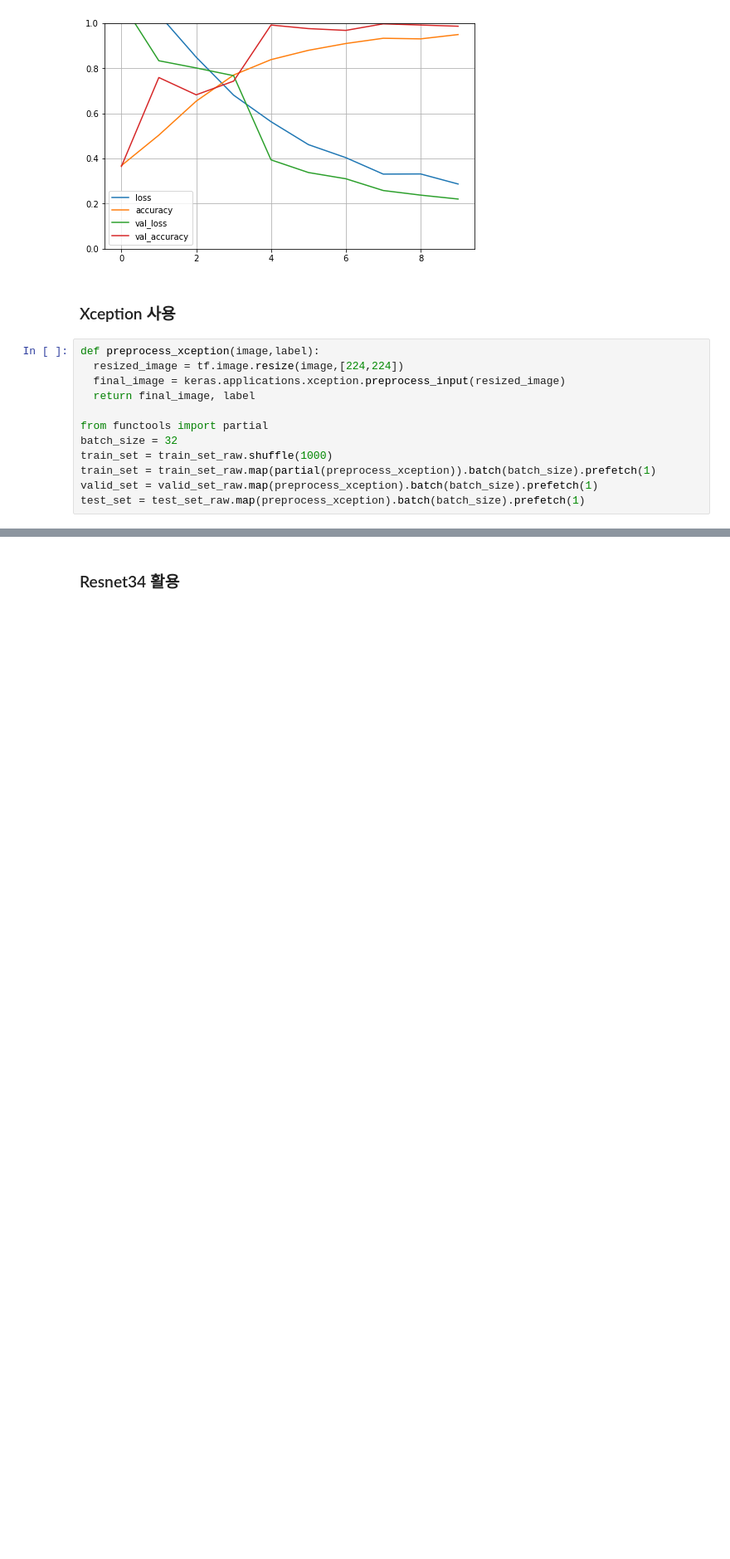
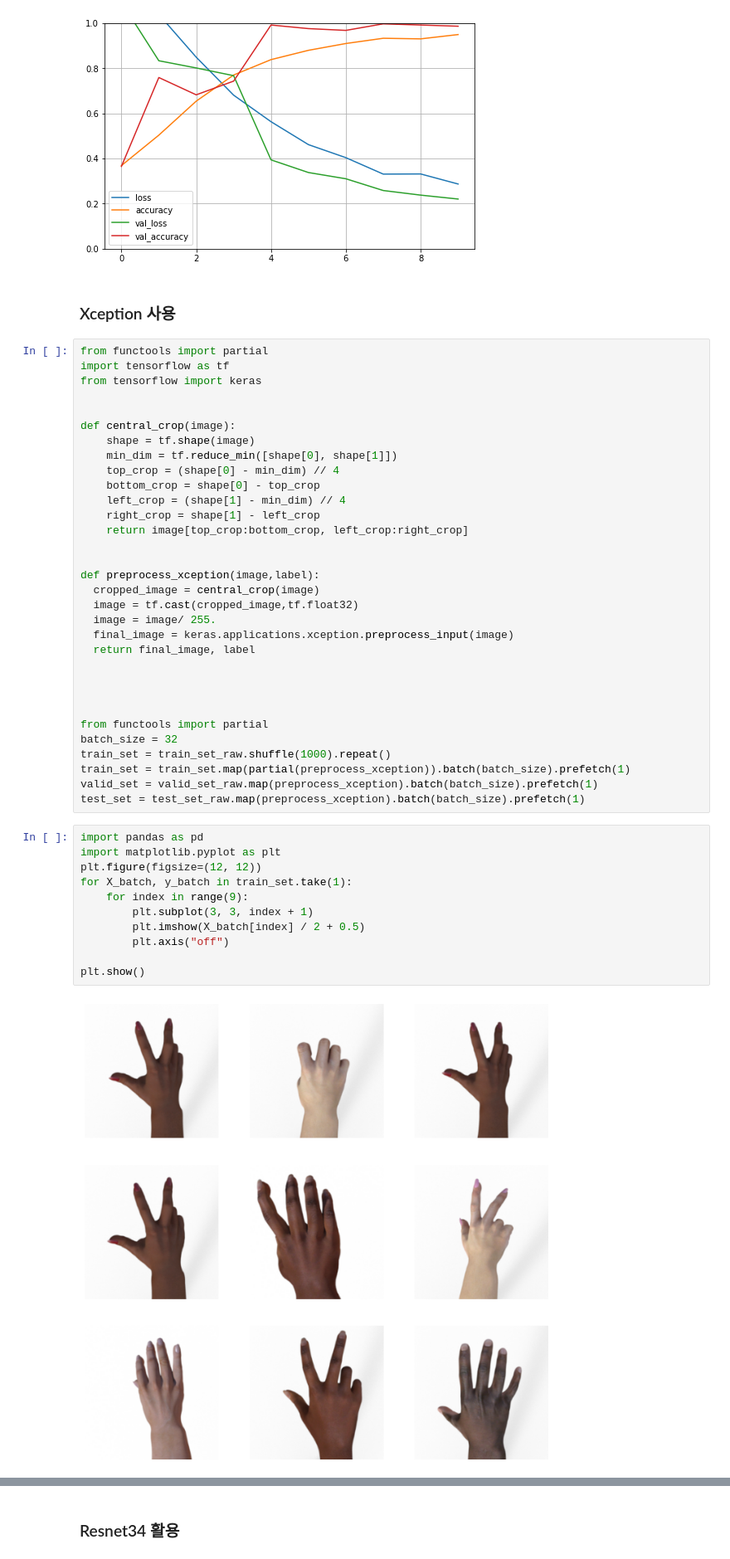
Before and after one commit to lungnahahd/ML_Prac, a Jupyter notebook: Rock_Paper_Scissors.ipynb, the cells around one changed output, grey strips where cells are left out. Shown at 83% size. Saved outputs shown, nothing was run; the diff lists cells and outputs as text; blank space fills up the shorter version.

```diff
--- a/Rock_Paper_Scissors.ipynb
+++ b/Rock_Paper_Scissors.ipynb
@@ -212,15 +397,48 @@ plt.show()
 # %% [markdown]
 ### Xception 사용
 # %%
+from functools import partial
+import tensorflow as tf
+from tensorflow import keras
+
+
+def central_crop(image):
+    shape = tf.shape(image)
+    min_dim = tf.reduce_min([shape[0], shape[1]])
+    top_crop = (shape[0] - min_dim) // 4
+    bottom_crop = shape[0] - top_crop
+    left_crop = (shape[1] - min_dim) // 4
+    right_crop = shape[1] - left_crop
+    return image[top_crop:bottom_crop, left_crop:right_crop]
+
+
 def preprocess_xception(image,label):
-  resized_image = tf.image.resize(image,[224,224])
-  final_image = keras.applications.xception.preprocess_input(resized_image)
+  cropped_image = central_crop(image)
+  image = tf.cast(cropped_image,tf.float32)
+  image = image/ 255.
+  final_image = keras.applications.xception.preprocess_input(image)
   return final_image, label
+
+
+
 
 from functools import partial
 batch_size = 32
-train_set = train_set_raw.shuffle(1000)
-train_set = train_set_raw.map(partial(preprocess_xception)).batch(batch_size).prefetch(1)
+train_set = train_set_raw.shuffle(1000).repeat()
+train_set = train_set.map(partial(preprocess_xception)).batch(batch_size).prefetch(1)
 valid_set = valid_set_raw.map(preprocess_xception).batch(batch_size).prefetch(1)
 test_set = test_set_raw.map(preprocess_xception).batch(batch_size).prefetch(1)
+# %%
+import pandas as pd
+import matplotlib.pyplot as plt
+plt.figure(figsize=(12, 12))
+for X_batch, y_batch in train_set.take(1):
+    for index in range(9):
+        plt.subplot(3, 3, index + 1)
+        plt.imshow(X_batch[index] / 2 + 0.5)
+        plt.axis("off")
+
+plt.show()
+# %% [output]
+[figure, added]
 # %%
```
Also changed, not shown: parts of 19 cells of this notebook.
